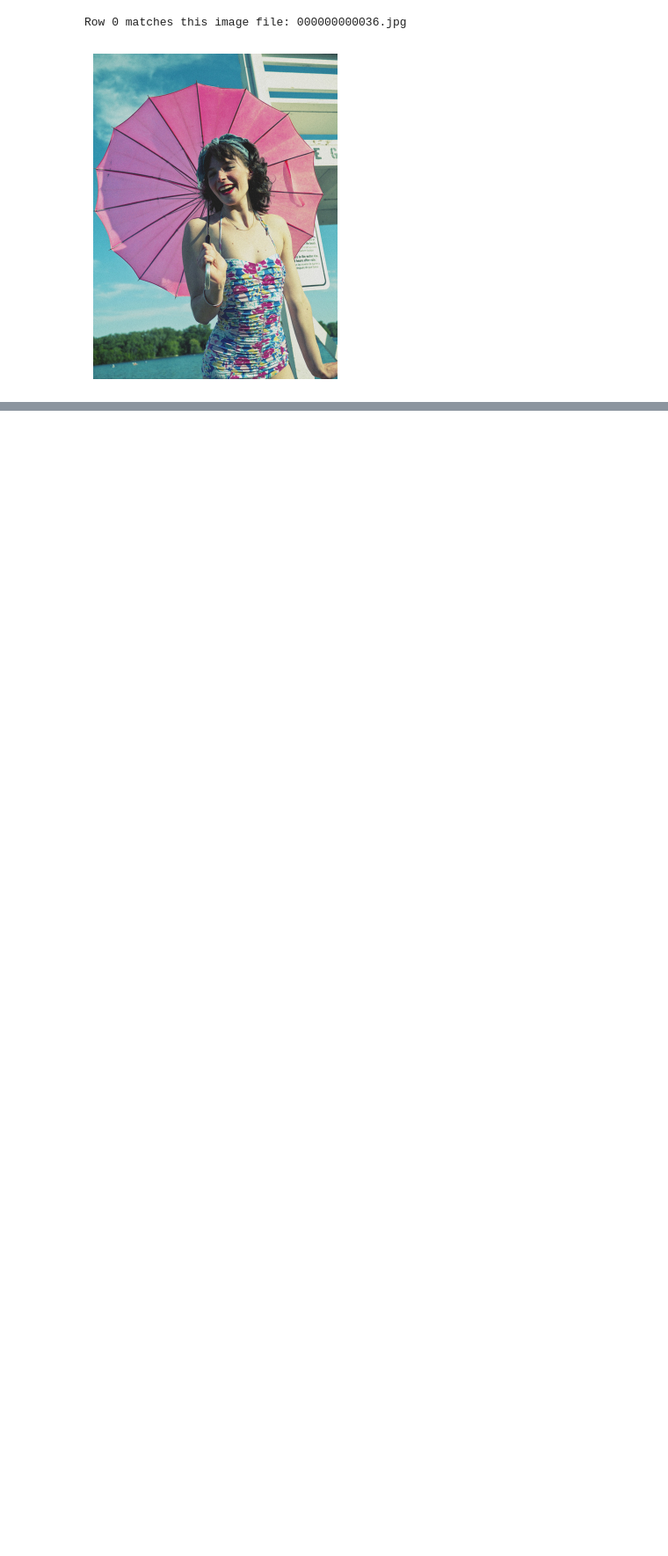
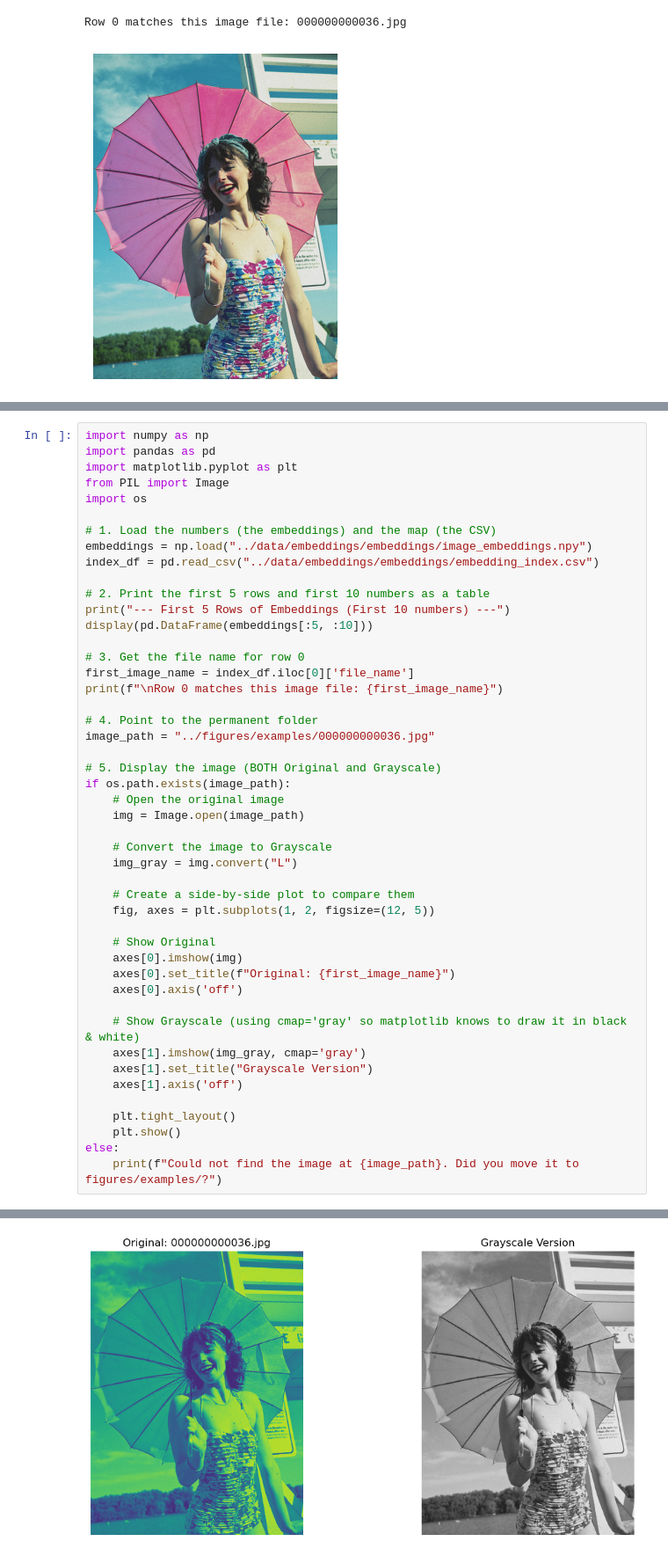
Before and after one commit to Leena-debug/coco-rag-g28, a Jupyter notebook: notebooks/05_embedding_preparation.ipynb, the cells around one changed output, grey strips where cells are left out. Shown at 88% size. Cells and saved outputs as stored; diff of their text form; blank space fills up the shorter version.

```diff
--- a/notebooks/05_embedding_preparation.ipynb
+++ b/notebooks/05_embedding_preparation.ipynb
@@ -371,0 +415,48 @@ Row 0 matches this image file: 000000000036.jpg
+# %%
+import numpy as np
+import pandas as pd
+import matplotlib.pyplot as plt
+from PIL import Image
+import os
+
+# 1. Load the numbers (the embeddings) and the map (the CSV)
+embeddings = np.load("../data/embeddings/embeddings/image_embeddings.npy")
+index_df = pd.read_csv("../data/embeddings/embeddings/embedding_index.csv")
+
+# 2. Print the first 5 rows and first 10 numbers as a table
+print("--- First 5 Rows of Embeddings (First 10 numbers) ---")
+display(pd.DataFrame(embeddings[:5, :10]))
+
+# 3. Get the file name for row 0
+first_image_name = index_df.iloc[0]['file_name']
+print(f"\nRow 0 matches this image file: {first_image_name}")
+
+# 4. Point to the permanent folder
+image_path = "../figures/examples/000000000036.jpg"
+
+# 5. Display the image (BOTH Original and Grayscale)
+if os.path.exists(image_path):
+    # Open the original image
+    img = Image.open(image_path)
+
+    # Convert the image to Grayscale
+    img_gray = img.convert("L")
+
+    # Create a side-by-side plot to compare them
+    fig, axes = plt.subplots(1, 2, figsize=(12, 5))
+
+    # Show Original
+    axes[0].imshow(img)
+    axes[0].set_title(f"Original: {first_image_name}")
+    axes[0].axis('off')
+
+    # Show Grayscale (using cmap='gray' so matplotlib knows to draw it in black & white)
+    axes[1].imshow(img_gray, cmap='gray')
+    axes[1].set_title("Grayscale Version")
+    axes[1].axis('off')
+
+    plt.tight_layout()
+    plt.show()
+else:
+    print(f"Could not find the image at {image_path}. Did you move it to figures/examples/?")
+# %% [output]
@@ -372,3 +471,4 @@ Row 0 matches this image file: 000000000036.jpg
+[figure, added]
 # %% [markdown]
 # Conclusion
 
```
Also changed, not shown: parts of 2 cells of this notebook, 1 other file.
